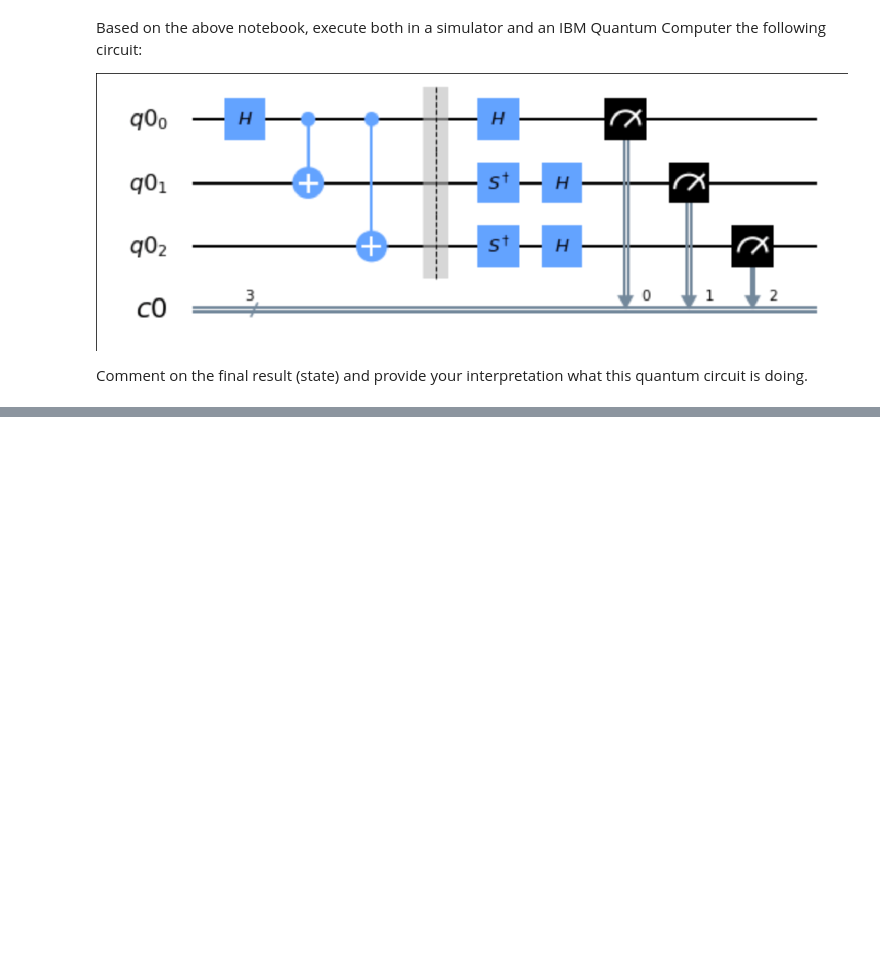
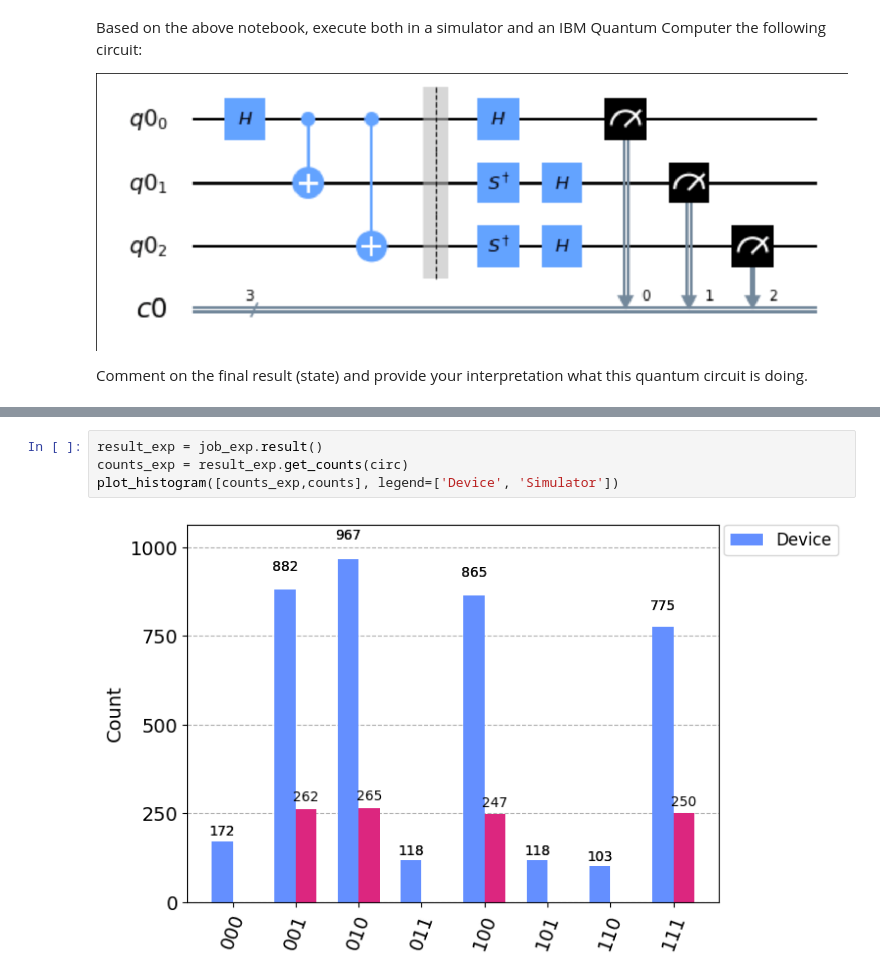
Before and after one commit to Marcondiro/QUANTIS-lab, a Jupyter notebook: QUANTIS Notebook 2 Circuit in IBM Quantum Computer.ipynb, the cells around one changed output, grey strips where cells are left out. Cells and saved outputs as stored; diff of their text form; blank space fills up the shorter version.

```diff
--- a/QUANTIS Notebook 2 Circuit in IBM Quantum Computer.ipynb
+++ b/QUANTIS Notebook 2 Circuit in IBM Quantum Computer.ipynb
@@ -125,0 +202,6 @@ Comment on the final result (state) and provide your interpretation what this qu
+# %%
+result_exp = job_exp.result()
+counts_exp = result_exp.get_counts(circ)
+plot_histogram([counts_exp,counts], legend=['Device', 'Simulator'])
+# %% [output]
+[figure, added]
```
Also changed, not shown: parts of 11 cells of this notebook, 1 other file.
